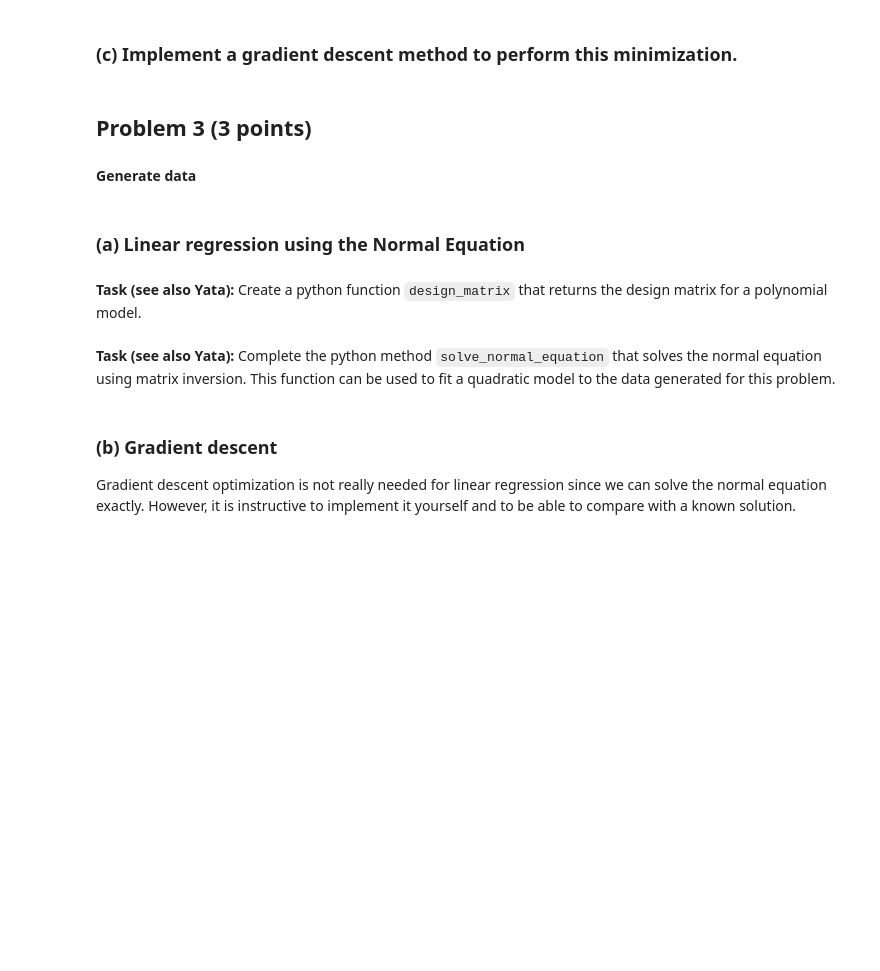
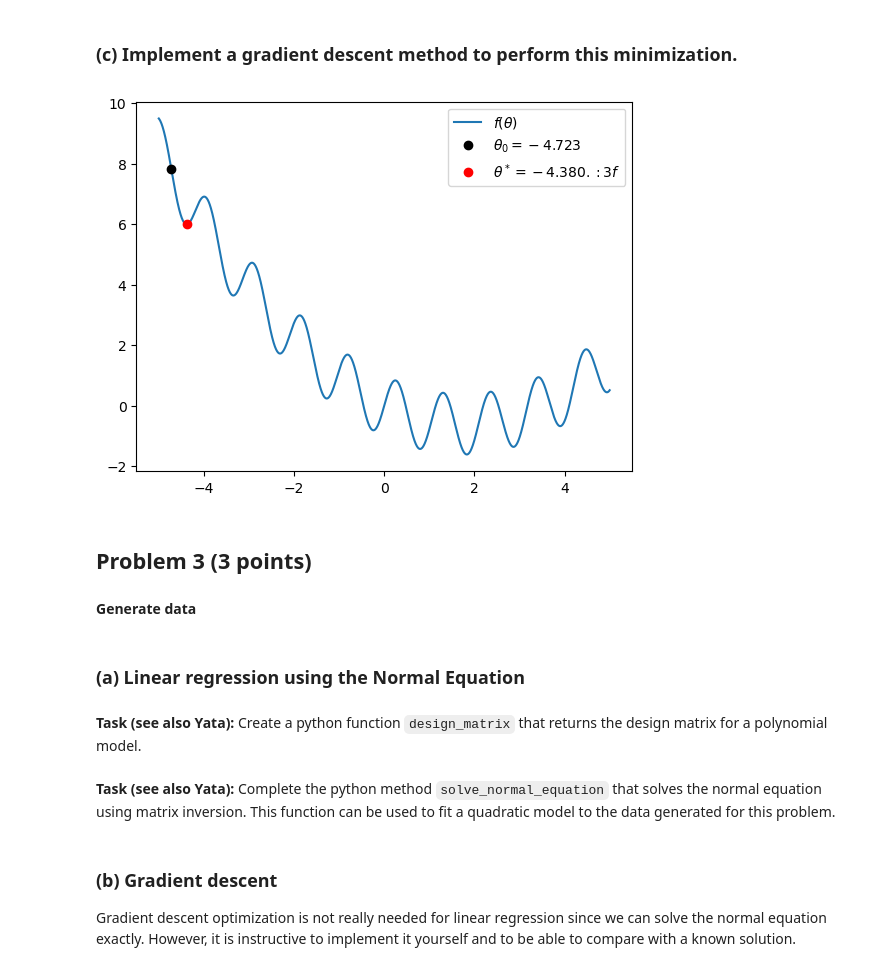
Before and after one commit to stommen/tif285, a Jupyter notebook: hand-ins/pub/ProblemSets/Set1/TIF285_ps1_basic_problems.ipynb, the cells around one changed output. Drawn from its saved outputs; the diff is of its cells as text; code cells hidden in the pictures; blank space fills up the shorter version.

```diff
--- a/hand-ins/pub/ProblemSets/Set1/TIF285_ps1_basic_problems.ipynb
+++ b/hand-ins/pub/ProblemSets/Set1/TIF285_ps1_basic_problems.ipynb
@@ -232,3 +280,55 @@ Text(2, 6, '$\\theta = \\theta_{min}$')
+# %%
+#
+# YOUR CODE HERE
+#
+
+theta0 = stats.uniform(loc=-5, scale=10).rvs(size=1)[0]
+
+def fp(f, x):
+    """
+    Return the derivative of a function at a given point.
+
+    Args:
+        f: function that takes one (real) argument and returns a (real) scalar.
+        x: point at which to evaluate the derivative (float)
+
+    Returns:
+        Derivative of f at x (float)
+    """
+
+    return scipy.misc.derivative(f, x, dx=1e-6)
+
+def gradientdescent(fp, theta0, N_epochs=100, learning_rate=0.01):
+    """
+    Perform gradient descent of a function with a one-dimensional argument.
+
+    Args:
+        fp: function that takes one (real) argument and returns the (real, scalar) gradient of the function to be minimized.
+        theta0: Start point (float)
+        N_epochs: Number of gradient-descent iterations (integer, default 100).
+        learning_rate: Gradient descent learning rate (float, default 0.01)
+
+    Returns:
+        Optimum (float)
+    """
+
+    theta_star = theta0
+    for _ in range(N_epochs):
+        theta_prim = fp(f_theta, theta_star)
+        theta_star -= learning_rate*theta_prim
+
+    plt.plot(theta, f_theta(theta))
+    plt.plot(theta0, f_theta(theta0), 'ko')
+    plt.plot(theta_star, f_theta(theta_star), 'ro')
+
+    plt.legend(['$f(\\theta)$', f'$\\theta_0={theta0:.3f}$', f'$\\theta^*={theta_star:.3f}$'])
+    plt.show()
+
+    return theta_star
+
+theta_star = gradientdescent(fp, theta0)
+# %% [output]
+[figure, added]
 # %% [markdown]
 ## Problem 3 (3 points)
 # %% [markdown]
```
Also changed, not shown: parts of 14 cells of this notebook.
